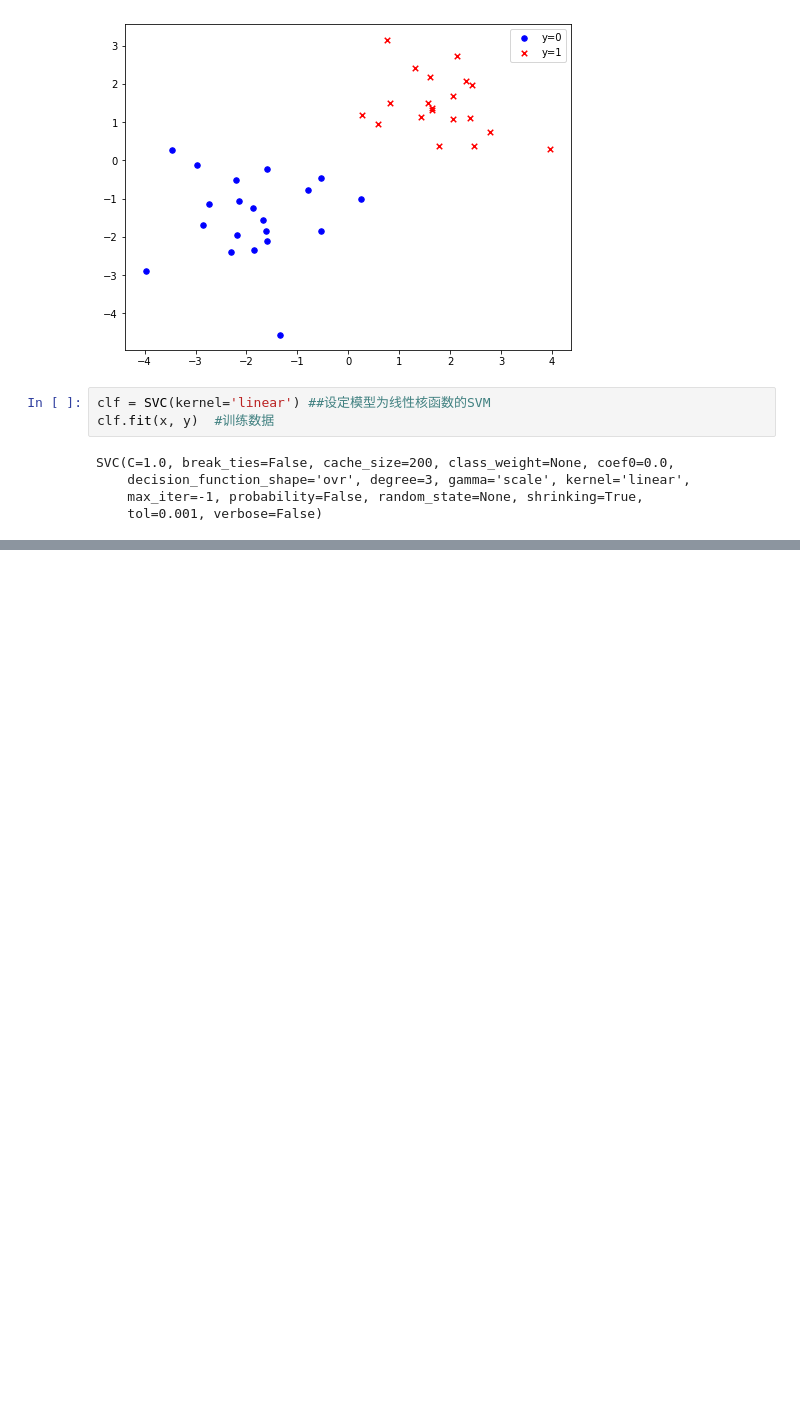
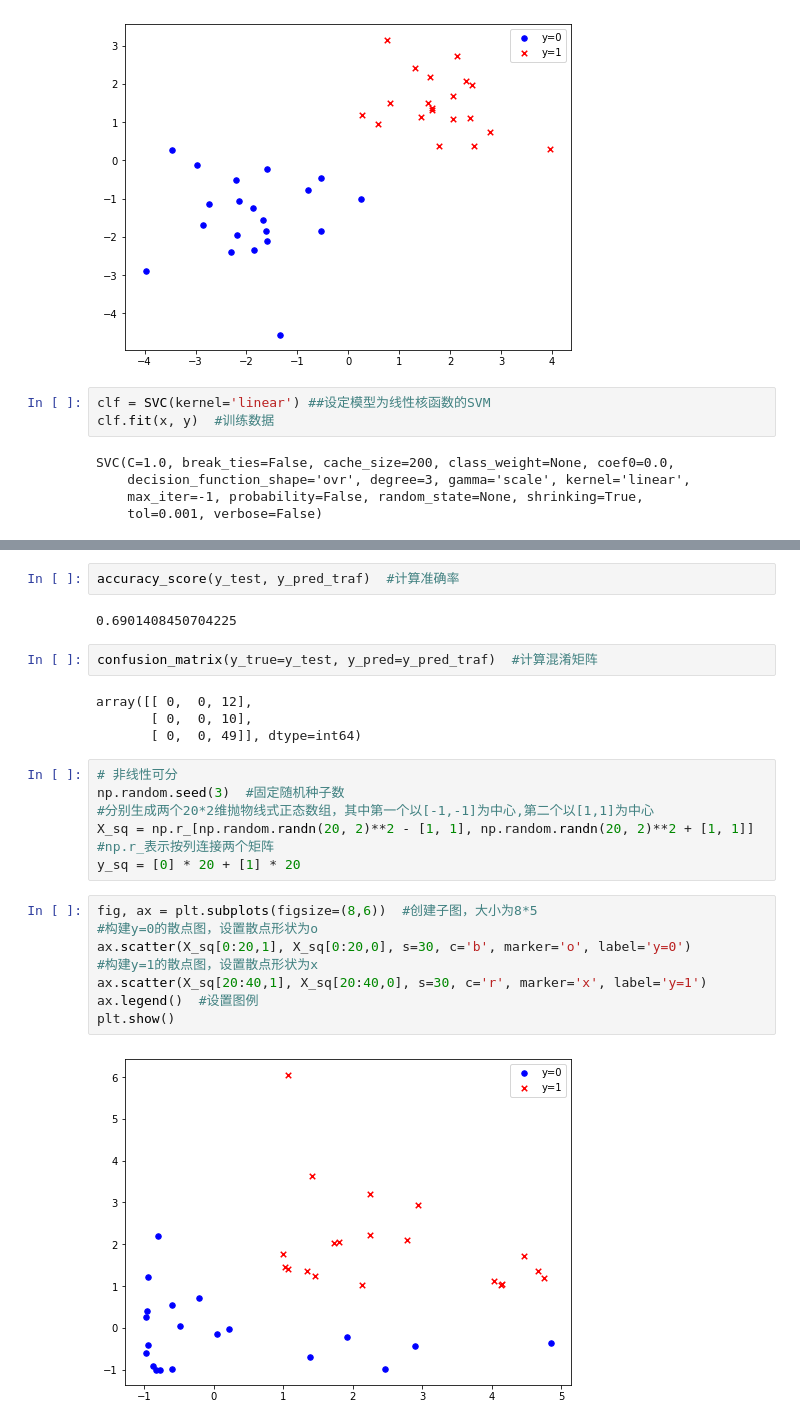
Before and after one commit to BlankSpacePlus/python-scikit-learn, a Jupyter notebook: src/SVM-交通堵塞问题.ipynb, the cells around one changed output, grey strips where cells are left out. Cells and saved outputs as stored; diff of their text form; blank space fills up the shorter version.

```diff
--- a/src/SVM-交通堵塞问题.ipynb
+++ b/src/SVM-交通堵塞问题.ipynb
@@ -33,0 +219,27 @@ SVC(C=1.0, break_ties=False, cache_size=200, class_weight=None, coef0=0.0,
+# %%
+accuracy_score(y_test, y_pred_traf)  #计算准确率
+# %% [output]
+0.6901408450704225
+# %%
+confusion_matrix(y_true=y_test, y_pred=y_pred_traf)  #计算混淆矩阵
+# %% [output]
+array([[ 0,  0, 12],
+       [ 0,  0, 10],
+       [ 0,  0, 49]], dtype=int64)
+# %%
+# 非线性可分
+np.random.seed(3)  #固定随机种子数
+#分别生成两个20*2维抛物线式正态数组，其中第一个以[-1,-1]为中心,第二个以[1,1]为中心
+X_sq = np.r_[np.random.randn(20, 2)**2 - [1, 1], np.random.randn(20, 2)**2 + [1, 1]]
+#np.r_表示按列连接两个矩阵
+y_sq = [0] * 20 + [1] * 20
+# %%
+fig, ax = plt.subplots(figsize=(8,6))  #创建子图，大小为8*5
+#构建y=0的散点图，设置散点形状为o
+ax.scatter(X_sq[0:20,1], X_sq[0:20,0], s=30, c='b', marker='o', label='y=0')
+#构建y=1的散点图，设置散点形状为x
+ax.scatter(X_sq[20:40,1], X_sq[20:40,0], s=30, c='r', marker='x', label='y=1')
+ax.legend()  #设置图例
+plt.show()
+# %% [output]
+[figure, added]
```
Also changed, not shown: parts of 30 cells of this notebook, 9 other files.
